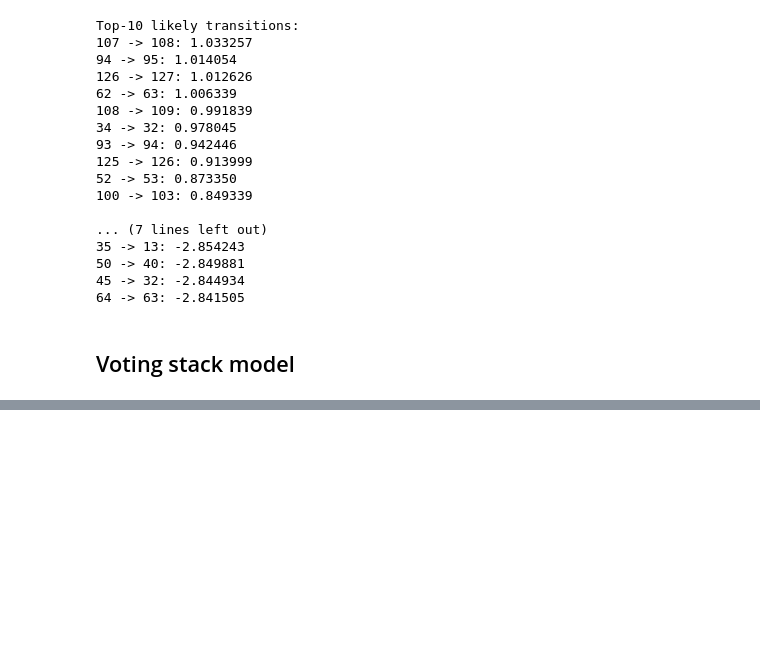
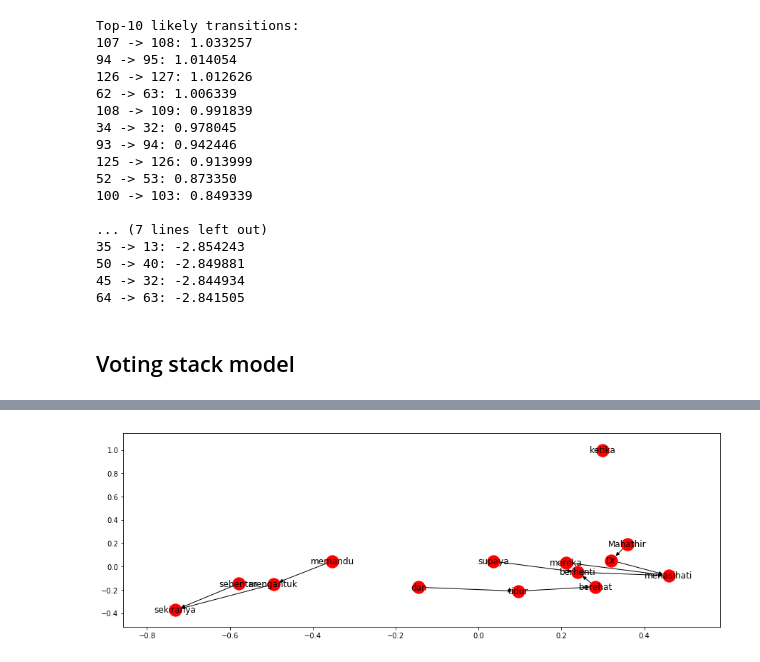
Before and after one commit to mesolitica/malaya, a Jupyter notebook: example/dependency/load-dependency.ipynb, the cells around one changed output, grey strips where cells are left out. Drawn from its saved outputs; the diff is of its cells as text; code cells hidden in the pictures; blank space fills up the shorter version.

```diff
--- a/example/dependency/load-dependency.ipynb
+++ b/example/dependency/load-dependency.ipynb
@@ -234,0 +315,3 @@ malaya.dependency.dependency_graph(tagging, indexing).to_graphvis()
+# %%
+labels = {i:graph.get_by_address(i)['word'] for i in digraph.nodes()}
+labels
@@ -234,0 +333,6 @@ malaya.dependency.dependency_graph(tagging, indexing).to_graphvis()
+# %%
+plt.figure(figsize=(15,5))
+nx.draw_networkx(digraph,labels=labels)
+plt.show()
+# %% [output]
+[figure, added]
```
Also changed, not shown: parts of 18 cells of this notebook, 33 other files.
